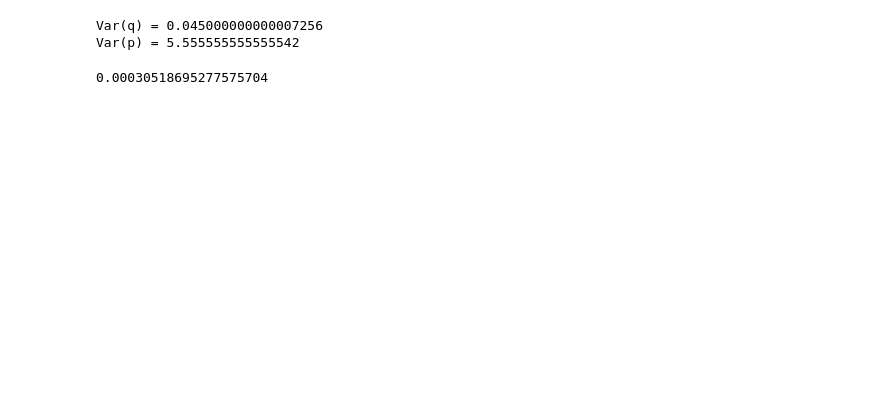
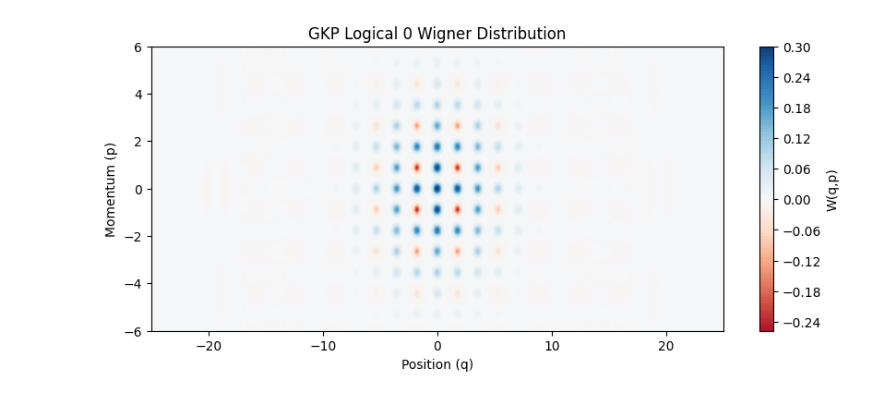
Before and after one commit to laramt04/GKP_QEC_Project_Code, a Jupyter notebook: GKP_properties.ipynb, the cells around one changed output. Cells and saved outputs as stored; diff of their text form; code cells hidden in the pictures; blank space fills up the shorter version.

Commit message:
functions updates

```diff
--- a/GKP_properties.ipynb
+++ b/GKP_properties.ipynb
@@ -40,23 +40,24 @@ def GKP_built(N, delta, epsilon, n):
 
 state = GKP_built(N, delta, epsilon, n)
 # %%
-vac = basis(N,0)
+from qutip import wigner
 
-r = -np.log(delta)
-peak = squeeze(N,r) * vac
+xvec = np.linspace(-25, 25, 400)
+# Momentum (p) envelope is narrower, spanning roughly -6 to 6
+yvec = np.linspace(-6, 6, 200)
 
-x = position(N)
-p = momentum(N)
+# 2. Compute the Wigner function (N=200 can take 5-10 seconds to compute)
+W = wigner(state, xvec, yvec)
 
-print("Var(q) =", expect(x**2, peak))
-print("Var(p) =", expect(p**2, peak))
+# 3. Plot the grid
+fig, ax = plt.subplots(figsize=(10, 4))
+contour = ax.contourf(xvec, yvec, W, 100, cmap='RdBu', vmin=-1/np.pi, vmax=1/np.pi)
+
+# 4. Formatting
+ax.set_xlabel('Position (q)')
+ax.set_ylabel('Momentum (p)')
+ax.set_title('GKP Logical 0 Wigner Distribution')
+plt.colorbar(contour, label='W(q,p)')
+plt.show()
 # %% [output]
-Var(q) = 0.045000000000007256
-Var(p) = 5.555555555555542
+[figure, added]
-# %%
-gkp1 = displace(N, pos_to_alpha(sqrt_pi)) * state
-gkp1 = gkp1.unit()
-
-print(abs(state.overlap(gkp1)))
-# %% [output]
-0.00030518695277575704
```
Also changed, not shown: parts of 4 cells of this notebook, 2 other files.
